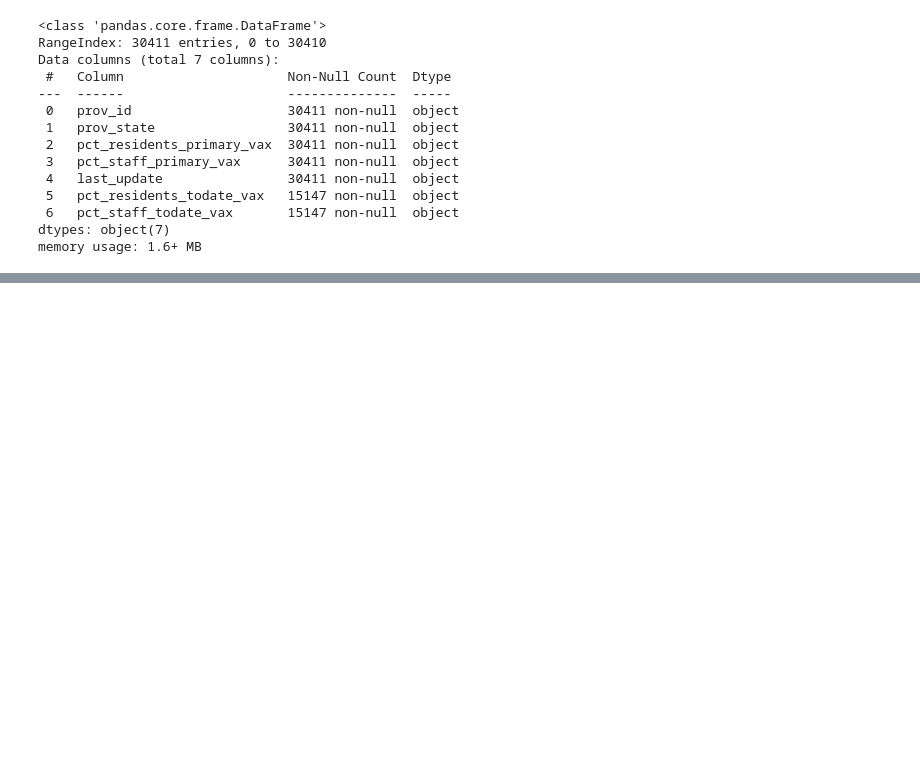
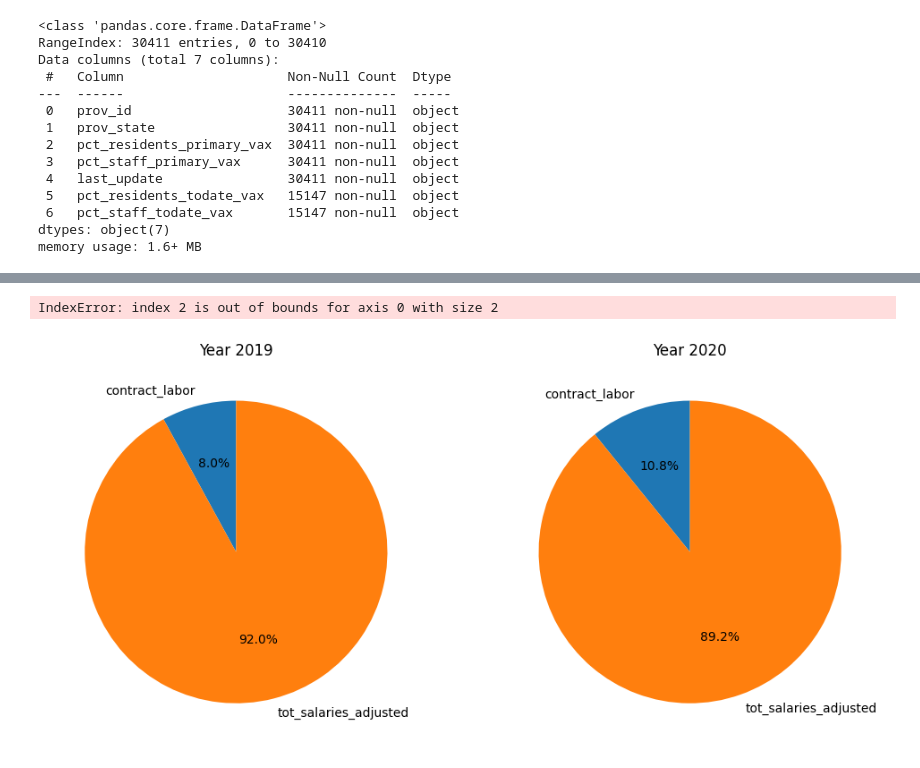
Before and after one commit to joshua-orndorff/Data-4999, a Jupyter notebook: exploratory-data-analysis.ipynb, the cells around one changed output, grey strips where cells are left out. Cells and saved outputs as stored; diff of their text form; code cells hidden in the pictures; blank space fills up the shorter version.

```diff
--- a/exploratory-data-analysis.ipynb
+++ b/exploratory-data-analysis.ipynb
@@ -124,7 +124,7 @@ import math
 sns.set_theme(style="ticks")
 
 # Define a greenish color palette
-greenish_palette = sns.color_palette("Greens", 3)
+redish_palette = sns.color_palette("Reds", 3)
 
 # Filter the DataFrame for fiscal year 2020
 df_2020 = df.loc[df['fiscal_year'] == 2020]
@@ -154,7 +154,7 @@ for i, rating in enumerate(unique_ratings):
     row = i // 3
     col = i % 3
     rating_df = df_2020[df_2020["overall_rating"] == rating]
-    sns.violinplot(x="snf_size", y="net_income_per_bed", data=rating_df, ax=axes[row, col], hue="snf_size", palette=greenish_palette, legend=False, bw_method="silverman", cut=0, order=snf_size_order)
+    sns.violinplot(x="snf_size", y="net_income_per_bed", data=rating_df, ax=axes[row, col], hue="snf_size", palette=redish_palette, legend=False, bw_method="silverman", cut=0, order=snf_size_order)
     axes[row, col].set_title(f"Overall Rating: {rating}")
     axes[row, col].set_xlabel("SNF Size")
     axes[row, col].set_ylabel("Net Income per Bed")
@@ -216,0 +317,22 @@ df[]
+# %%
+from myclasses.sql_executor import SQLExecutor
+
+if __name__ == "__main__":
+    # Create an instance of SQLExecutor
+    sql_executor = SQLExecutor()
+
+    # Example SQL query
+    query = """
+        SELECT
+            prov_id, contract_labor, tot_salaries_adjusted, RIGHT(fiscal_start,4) as fiscal_year
+        FROM
+            CostReports
+        WHERE
+            prov_id IN (075329, 075221, 075350, 075415) AND RIGHT(fiscal_start,4) in (2019,2020)
+        ORDER BY prov_id, fiscal_start;
+        """
+
+    # Execute the query and get the result as a DataFrame
+    bristol = sql_executor.execute_query(query)
+
+bristol.describe()
@@ -216,0 +369,18 @@ df[]
+# %%
+# Calculate the sum of 'contract_labor' and 'tot_salaries_adjusted' for each year
+sum_by_year = bristol.groupby('fiscal_year')[['contract_labor', 'tot_salaries_adjusted']].sum()
+
+# Plot a pie chart for each year
+fig, axes = plt.subplots(1, 2, figsize=(12, 6))  # Create subplots for each year
+
+for i, year in enumerate(['2019', '2020', '2021']):
+    ax = axes[i]
+    year_data = sum_by_year.loc[year]
+    ax.pie(year_data, labels=year_data.index, autopct='%1.1f%%', startangle=90)
+    ax.set_title(f'Year {year}')
+
+plt.suptitle('Distribution of Contract Labor and Total Adjusted Salaries for 2019 and 2020')
+plt.show()
+# %% [output]
+IndexError: index 2 is out of bounds for axis 0 with size 2
+[figure, added]
```
Also changed, not shown: parts of 9 cells of this notebook.
